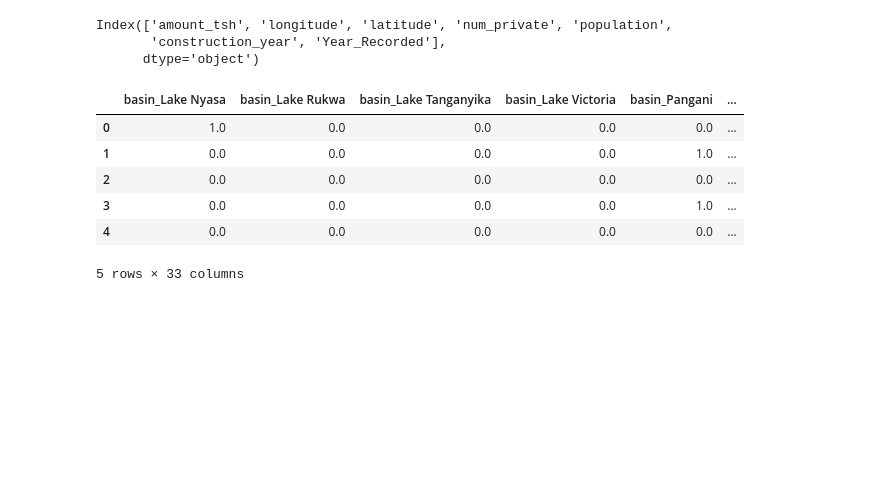
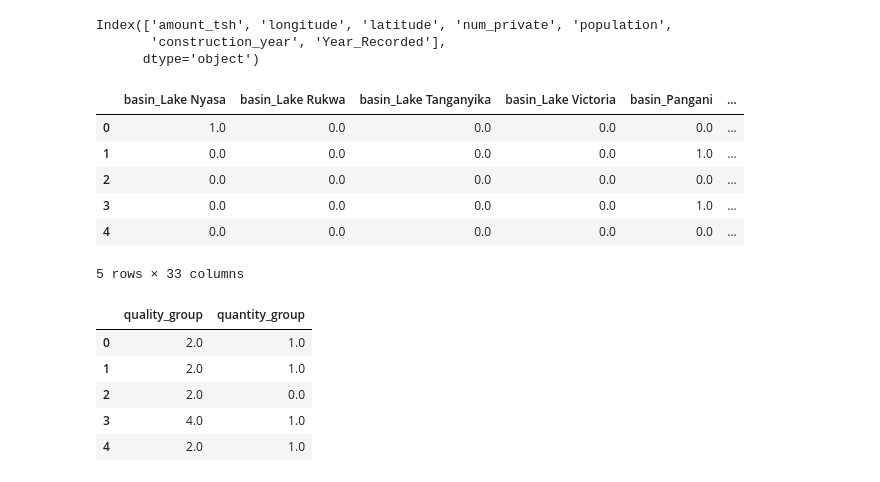
Before and after one commit to FrancisNdirangu/Pump_it_up_Dataset, a Jupyter notebook: notebook.ipynb, the cells around one changed output. Cells and saved outputs as stored; diff of their text form; code cells hidden in the pictures; blank space fills up the shorter version.

Commit message:
OrdinalEncoding done

```diff
--- a/notebook.ipynb
+++ b/notebook.ipynb
@@ -533,6 +533,26 @@ encoded_df.head()
 | 3 | 0.0 | 0.0 | 0.0 | 0.0 | 1.0 | ... |
 | 4 | 0.0 | 0.0 | 0.0 | 0.0 | 0.0 | ... |
 5 rows × 33 columns
+# %%
+from sklearn.preprocessing import OrdinalEncoder
+
+ordenc = OrdinalEncoder()
+encoder_array = ordenc.fit_transform(df[['quality_group','quantity_group']])
+
+# Step 3: Get feature names for encoded columns
+encoded_columns = ordenc.get_feature_names_out(['quality_group','quantity_group'])
+
+# Step 4: Create DataFrame from encoded features
+encoded_df2 = pd.DataFrame(encoder_array, columns=encoded_columns)
+
+encoded_df2.head()
+# %% [output]
+|  | quality_group | quantity_group |
+| 0 | 2.0 | 1.0 |
+| 1 | 2.0 | 1.0 |
+| 2 | 2.0 | 0.0 |
+| 3 | 4.0 | 1.0 |
+| 4 | 2.0 | 1.0 |
 # %%
 df.select_dtypes('object').columns.tolist()
 # %% [output]
```
Also changed, not shown: parts of 3 cells of this notebook.
